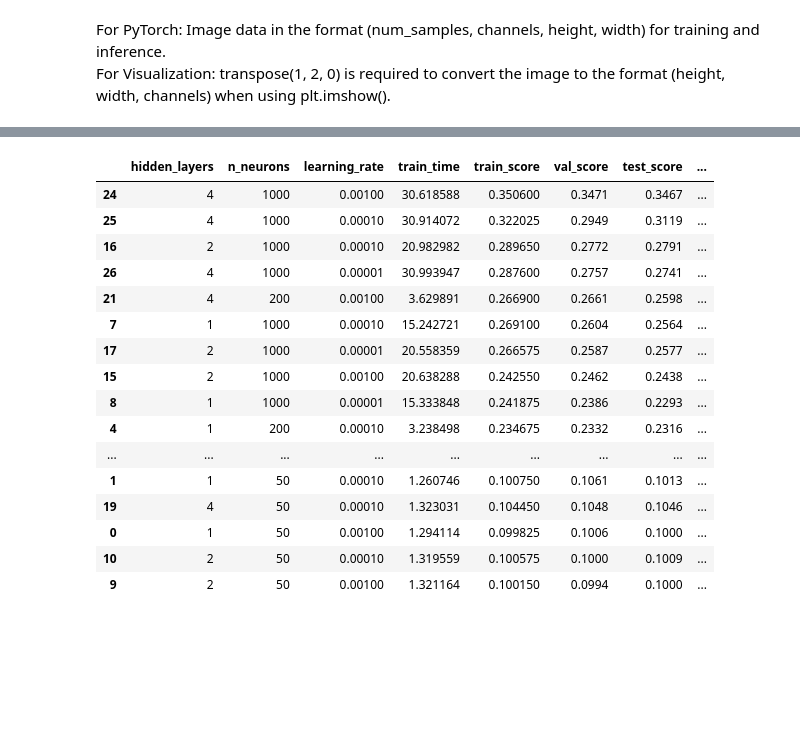
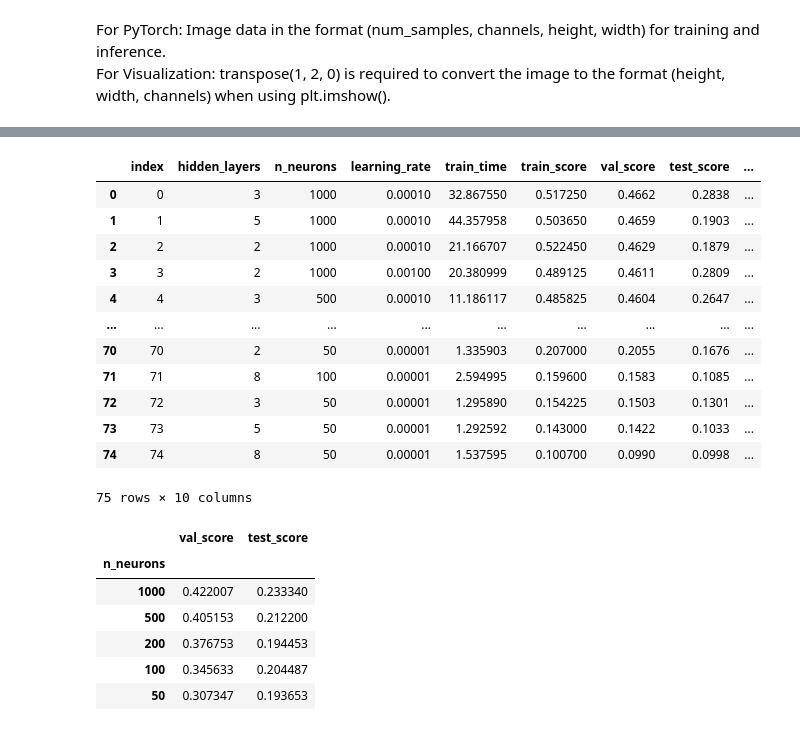
Before and after one commit to topsy-13/naiveautoml, a Jupyter notebook: python/naiveautoml/NAS/load_cifar10.ipynb, the cells around one changed output, grey strips where cells are left out. Drawn from its saved outputs; the diff is of its cells as text; code cells hidden in the pictures; blank space fills up the shorter version.

```diff
--- a/python/naiveautoml/NAS/load_cifar10.ipynb
+++ b/python/naiveautoml/NAS/load_cifar10.ipynb
@@ -110,12 +116,23 @@ For Visualization: transpose(1, 2, 0) is required to convert the image to the fo
+# %%
+def fibonacci(n):
+    fib_sequence = [0, 1]
+    while True:
+        next_fib = fib_sequence[-1] + fib_sequence[-2]
+        if next_fib > n:
+            break
+        fib_sequence.append(next_fib)
+
+    return fib_sequence[2:]  # Exclude 0 and 1
 # %%
-n_hidden_layers = [1, 2, 4]
-n_neurons_x_layer = [50, 200, 1000]
+n_hidden_layers = fibonacci(5)
+n_neurons_x_layer = [50, 100, 200, 500, 1000]
 learning_rate = [10**-3, 10**-4, 10**-5]
 activation = 'relu'
 solver='adam'
 
 # se hacen todas las combinaciones
 configurations = list(product(n_hidden_layers, n_neurons_x_layer, learning_rate))
+print('Total de configuraciones:', len(configurations))
 
 configuration_results = {
     'hidden_layers': [],
@@ -126,5 +143,4 @@ configuration_results = {
     'val_score': [],  # stores only the last validation score after each epoch?
     'test_score': [],  # stores only the last validation score after each epoch?
     'confusion_matrices': [],
-    'val_accuracy_over_epochs': [] #store learning curves for all configurations
 }
@@ -156,9 +174,6 @@ for i, (h, n, lr) in enumerate(configurations):
     val_accuracy = mlp.score(X_val, y_val)
     y_val_pred = mlp.predict(X_val)  # Predict once
 
-    # Store validation accuracy
-    val_accuracy_over_epochs = [accuracy_score(y_val, y_val_pred)]
-
     # Confusion matrix
     best_cm = confusion_matrix(y_val, y_val_pred)
 
@@ -181,7 +196,6 @@ for i, (h, n, lr) in enumerate(configurations):
     configuration_results['val_score'].append(val_accuracy)
     configuration_results['test_score'].append(test_accuracy)
     configuration_results['confusion_matrices'].append(best_cm)
-    configuration_results['val_accuracy_over_epochs'].append(val_accuracy_over_epochs)
 
 configurations_df = pd.DataFrame(configuration_results)
 configurations_df.to_excel('One_Epoch_Results.xlsx', index=False)
@@ -207,22 +220,32 @@ ModuleNotFoundError: No module named 'openpyxl'
 # %%
 configurations_df.to_excel('One_Epoch_Results.xlsx', index=False)
+# %%
+configurations_df = pd.DataFrame(configuration_results)
+configurations_df['ID'] = configurations_df['hidden_layers'].astype(str) + '_' + configurations_df['n_neurons'].astype(str) + '_' + configurations_df['learning_rate'].astype(str)
 # %%
-configurations_df.sort_values(by='val_score', ascending=False)
+configurations_df = configurations_df.sort_values(by='val_score', ascending=False).reset_index(drop=True).reset_index()
+configurations_df
 # %% [output]
-|  | hidden_layers | n_neurons | learning_rate | train_time | train_score | val_score | test_score | ... |
-| 24 | 4 | 1000 | 0.00100 | 30.618588 | 0.350600 | 0.3471 | 0.3467 | ... |
-| 25 | 4 | 1000 | 0.00010 | 30.914072 | 0.322025 | 0.2949 | 0.3119 | ... |
-| 16 | 2 | 1000 | 0.00010 | 20.982982 | 0.289650 | 0.2772 | 0.2791 | ... |
-| 26 | 4 | 1000 | 0.00001 | 30.993947 | 0.287600 | 0.2757 | 0.2741 | ... |
-| 21 | 4 | 200 | 0.00100 | 3.629891 | 0.266900 | 0.2661 | 0.2598 | ... |
-| 7 | 1 | 1000 | 0.00010 | 15.242721 | 0.269100 | 0.2604 | 0.2564 | ... |
-| 17 | 2 | 1000 | 0.00001 | 20.558359 | 0.266575 | 0.2587 | 0.2577 | ... |
-| 15 | 2 | 1000 | 0.00100 | 20.638288 | 0.242550 | 0.2462 | 0.2438 | ... |
-| 8 | 1 | 1000 | 0.00001 | 15.333848 | 0.241875 | 0.2386 | 0.2293 | ... |
-| 4 | 1 | 200 | 0.00010 | 3.238498 | 0.234675 | 0.2332 | 0.2316 | ... |
-| ... | ... | ... | ... | ... | ... | ... | ... | ... |
-| 1 | 1 | 50 | 0.00010 | 1.260746 | 0.100750 | 0.1061 | 0.1013 | ... |
-| 19 | 4 | 50 | 0.00010 | 1.323031 | 0.104450 | 0.1048 | 0.1046 | ... |
-| 0 | 1 | 50 | 0.00100 | 1.294114 | 0.099825 | 0.1006 | 0.1000 | ... |
-| 10 | 2 | 50 | 0.00010 | 1.319559 | 0.100575 | 0.1000 | 0.1009 | ... |
-| 9 | 2 | 50 | 0.00100 | 1.321164 | 0.100150 | 0.0994 | 0.1000 | ... |
+|  | index | hidden_layers | n_neurons | learning_rate | train_time | train_score | val_score | test_score | ... |
+| 0 | 0 | 3 | 1000 | 0.00010 | 32.867550 | 0.517250 | 0.4662 | 0.2838 | ... |
+| 1 | 1 | 5 | 1000 | 0.00010 | 44.357958 | 0.503650 | 0.4659 | 0.1903 | ... |
+| 2 | 2 | 2 | 1000 | 0.00010 | 21.166707 | 0.522450 | 0.4629 | 0.1879 | ... |
+| 3 | 3 | 2 | 1000 | 0.00100 | 20.380999 | 0.489125 | 0.4611 | 0.2809 | ... |
+| 4 | 4 | 3 | 500 | 0.00010 | 11.186117 | 0.485825 | 0.4604 | 0.2647 | ... |
+| ... | ... | ... | ... | ... | ... | ... | ... | ... | ... |
+| 70 | 70 | 2 | 50 | 0.00001 | 1.335903 | 0.207000 | 0.2055 | 0.1676 | ... |
+| 71 | 71 | 8 | 100 | 0.00001 | 2.594995 | 0.159600 | 0.1583 | 0.1085 | ... |
+| 72 | 72 | 3 | 50 | 0.00001 | 1.295890 | 0.154225 | 0.1503 | 0.1301 | ... |
+| 73 | 73 | 5 | 50 | 0.00001 | 1.292592 | 0.143000 | 0.1422 | 0.1033 | ... |
+| 74 | 74 | 8 | 50 | 0.00001 | 1.537595 | 0.100700 | 0.0990 | 0.0998 | ... |
+75 rows × 10 columns
+# %%
+configurations_df[['n_neurons', 'val_score', 'test_score']].groupby('n_neurons').mean().sort_values(by='val_score', ascending=False)
+# %% [output]
+|  | val_score | test_score |
+| n_neurons |  |  |
+| 1000 | 0.422007 | 0.233340 |
+| 500 | 0.405153 | 0.212200 |
+| 200 | 0.376753 | 0.194453 |
+| 100 | 0.345633 | 0.204487 |
+| 50 | 0.307347 | 0.193653 |
```
Also changed, not shown: parts of 11 cells of this notebook, 3 other files.
